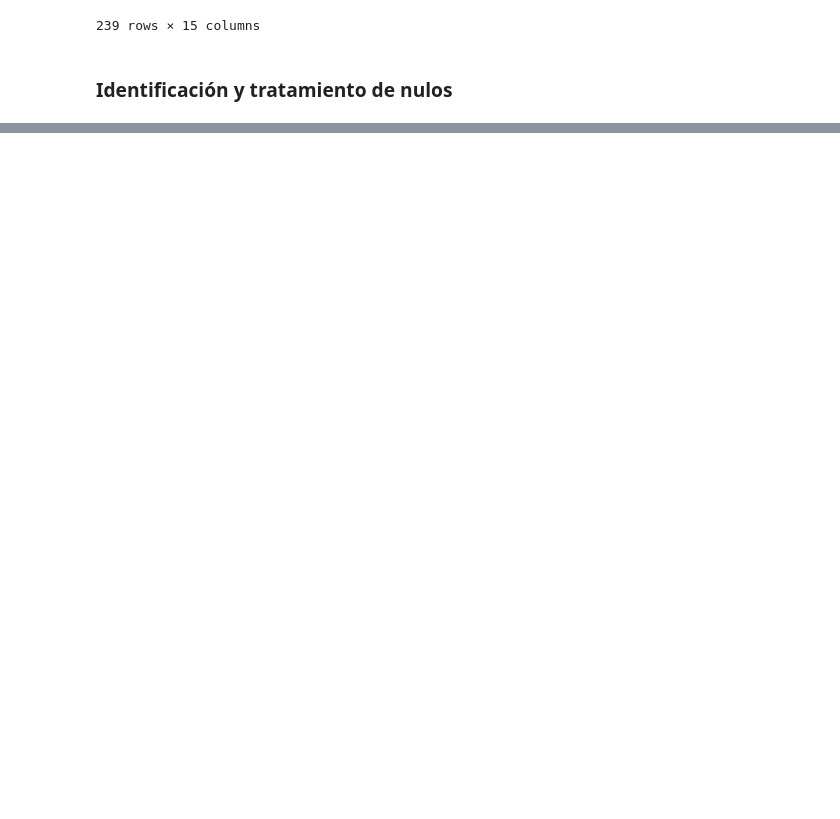
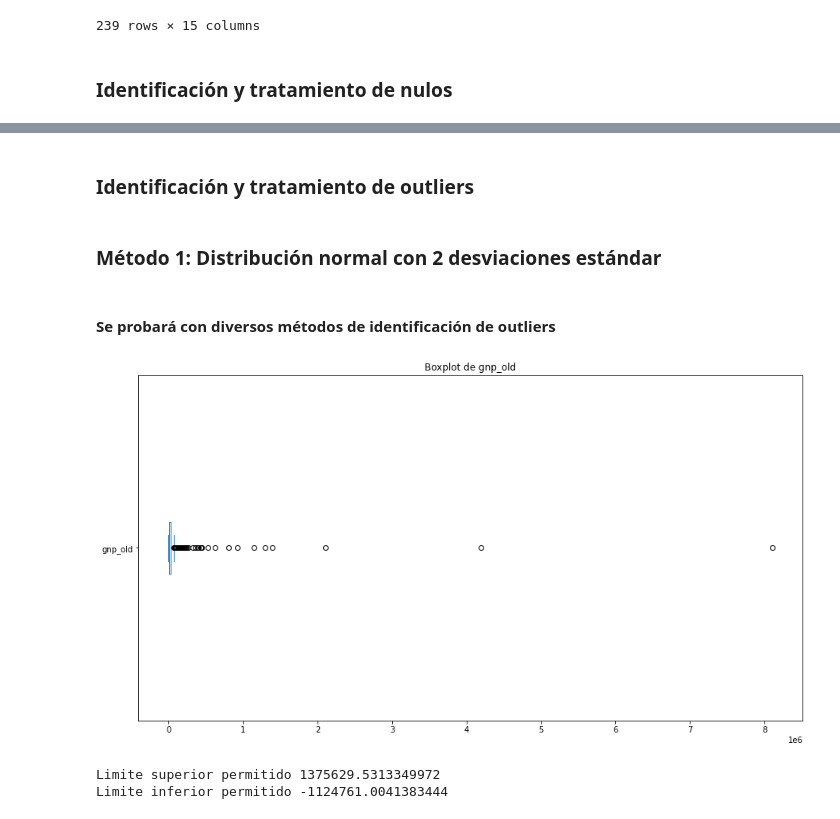
Before and after one commit to Papitasrancheras/Reto-Final, a Jupyter notebook: Reto_final.ipynb, the cells around one changed output, grey strips where cells are left out. Saved outputs shown, nothing was run; the diff lists cells and outputs as text; code cells hidden in the pictures; blank space fills up the shorter version.

Commit message:
Outliers método 1

```diff
--- a/Reto_final.ipynb
+++ b/Reto_final.ipynb
@@ -102,0 +69,29 @@ dtype: int64
+# %% [markdown]
+### Identificación y tratamiento de outliers
+# %% [markdown]
+### Método 1: Distribución normal con 2 desviaciones estándar
+# %% [markdown]
+#### Se probará con diversos métodos de identificación de outliers
+# %%
+#El análisis de nuestra base de datos nos orienta a buscar outliers en las columnas gnp_old y population
+#gnp_old
+#Realizamos diagrama de caja o bigote de cada columna del dataframe para identificar outliers
+fig = plt.figure(figsize =(15, 8))
+Country["gnp_old"].plot(kind='box', vert=False)
+plt.title("Boxplot de gnp_old")
+plt.show()
+#Se observa que existen un buen número de valores atípicos en la columna. Ahora procedemos con identificarlos
+# %% [output]
+[figure, added]
+# %%
+#Para ambas columnas utilizaremos el método de distribución normal
+#Comencemos identificando los límites superiores e inferiores de los valores de la columna gnp_old
+#Utilizaremos como límite 2 desviaciones estándar
+y=Country["gnp_old"]
+Limite_Superior= y.mean() + 2*y.std()
+Limite_Inferior= y.mean() - 2 *y.std()
+print("Limite superior permitido", Limite_Superior)
+print("Limite inferior permitido", Limite_Inferior)
+# %% [output]
+Limite superior permitido 1375629.5313349972
+Limite inferior permitido -1124761.0041383444
```
Also changed, not shown: parts of 6 cells of this notebook.
